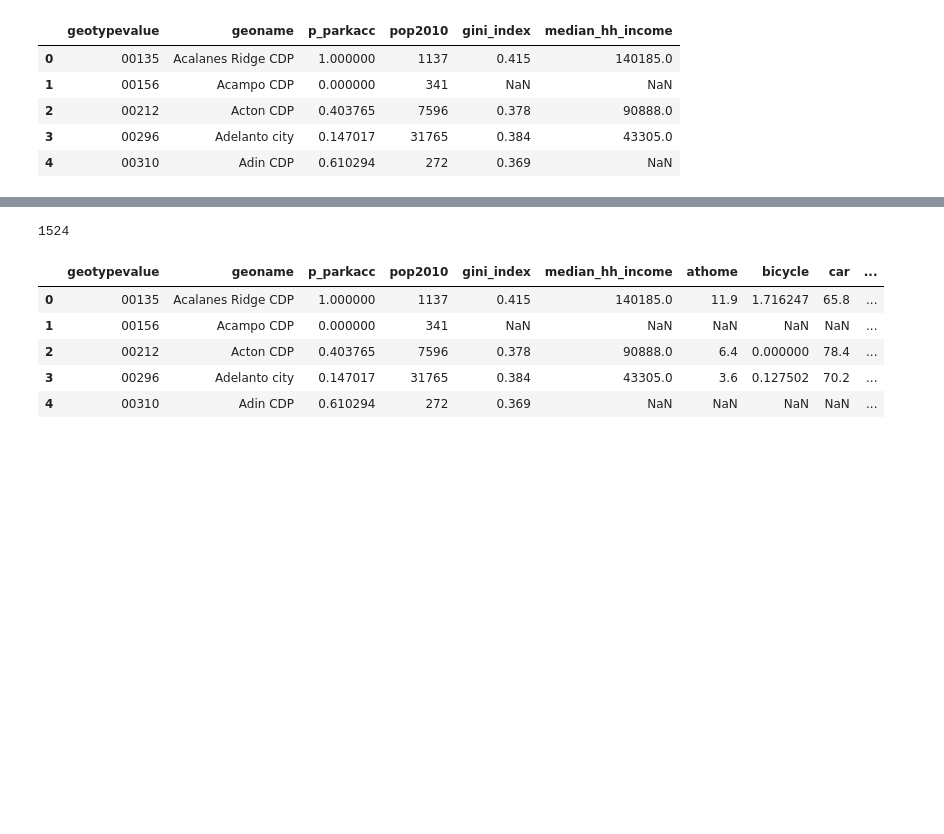
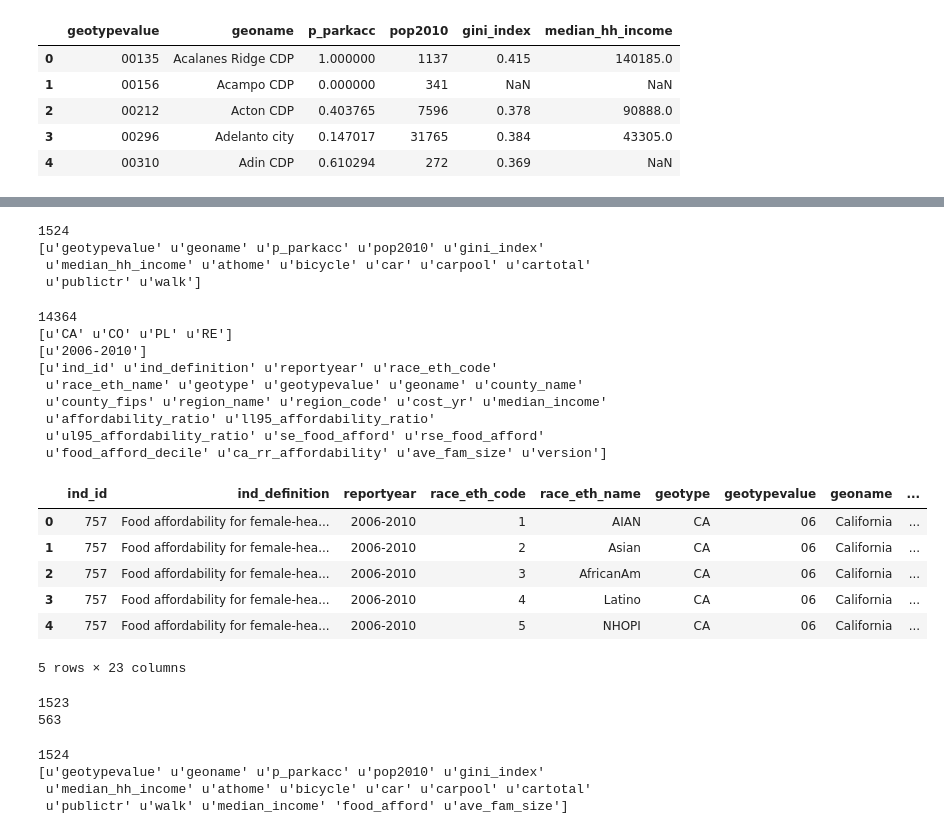
Before and after one commit to crsalviati/CA_Housing, a Jupyter notebook: Data_Build.ipynb, the cells around one changed output, grey strips where cells are left out. Cells and saved outputs as stored; diff of their text form; code cells hidden in the pictures; blank space fills up the shorter version.

```diff
--- a/Data_Build.ipynb
+++ b/Data_Build.ipynb
@@ -181,22 +149,57 @@ Name: reportyear, dtype: int64
 # %%
 #Merge onto combined HCI df
-hci = pd.merge(hci, transport2, on='geotypevalue', how='outer')
+hci = pd.merge(hci, temp, on='geotypevalue', how='outer')
 print hci.shape[0]
-hci.head(5)
+print hci.columns.values
 # %% [output]
 1524
+[u'geotypevalue' u'geoname' u'p_parkacc' u'pop2010' u'gini_index'
+ u'median_hh_income' u'athome' u'bicycle' u'car' u'carpool' u'cartotal'
+ u'publictr' u'walk']
-|  | geotypevalue | geoname | p_parkacc | pop2010 | gini_index | median_hh_income | athome | bicycle | car | ... |
-| 0 | 00135 | Acalanes Ridge CDP | 1.000000 | 1137 | 0.415 | 140185.0 | 11.9 | 1.716247 | 65.8 | ... |
-| 1 | 00156 | Acampo CDP | 0.000000 | 341 | NaN | NaN | NaN | NaN | NaN | ... |
-| 2 | 00212 | Acton CDP | 0.403765 | 7596 | 0.378 | 90888.0 | 6.4 | 0.000000 | 78.4 | ... |
-| 3 | 00296 | Adelanto city | 0.147017 | 31765 | 0.384 | 43305.0 | 3.6 | 0.127502 | 70.2 | ... |
-| 4 | 00310 | Adin CDP | 0.610294 | 272 | 0.369 | NaN | NaN | NaN | NaN | ... |
 # %%
-#Read in HCI file for Transport to work
-transporturl = 'https://github.com/crsalviati/CA_Housing/raw/master/Raw_Data/HCI_Transportation2Work_42_CT_PL_CO_RE_ST_12-12-13-revised.xlsx'
-transport = pd.read_excel(transporturl, sheetname=0, converters={'geotypevalue':str,'county_fips':str})
-transport.columns = [x.lower() for x in transport.columns]
-print transport.shape[0]
-print transport.geotype.unique()
-print transport.reportyear.unique()
-transport.head(5)
+#Read in HCI file for Food Affordability
+tempurl = 'https://github.com/crsalviati/CA_Housing/raw/master/Raw_Data/Food_afford_cdp_co_region_ca4-14-13.xls'
+temp = pd.read_excel(tempurl, sheetname=0, converters={'geotypevalue':str,'county_fips':str})
+temp.columns = [x.lower() for x in temp.columns]
+print temp.shape[0]
+print temp.geotype.unique()
+print temp.reportyear.unique()
+print temp.columns.values
+temp.head(5)
+# %% [output]
+14364
+[u'CA' u'CO' u'PL' u'RE']
+[u'2006-2010']
+[u'ind_id' u'ind_definition' u'reportyear' u'race_eth_code'
+ u'race_eth_name' u'geotype' u'geotypevalue' u'geoname' u'county_name'
+ u'county_fips' u'region_name' u'region_code' u'cost_yr' u'median_income'
+ u'affordability_ratio' u'll95_affordability_ratio'
+ u'ul95_affordability_ratio' u'se_food_afford' u'rse_food_afford'
+ u'food_afford_decile' u'ca_rr_affordability' u'ave_fam_size' u'version']
+|  | ind_id | ind_definition | reportyear | race_eth_code | race_eth_name | geotype | geotypevalue | geoname | ... |
+| 0 | 757 | Food affordability for female-hea... | 2006-2010 | 1 | AIAN | CA | 06 | California | ... |
+| 1 | 757 | Food affordability for female-hea... | 2006-2010 | 2 | Asian | CA | 06 | California | ... |
+| 2 | 757 | Food affordability for female-hea... | 2006-2010 | 3 | AfricanAm | CA | 06 | California | ... |
+| 3 | 757 | Food affordability for female-hea... | 2006-2010 | 4 | Latino | CA | 06 | California | ... |
+| 4 | 757 | Food affordability for female-hea... | 2006-2010 | 5 | NHOPI | CA | 06 | California | ... |
+5 rows × 23 columns
+# %%
+#Keep Place level data for all race, limit to fields of interest
+temp = temp[(temp.geotype=="PL") & (temp.race_eth_code == 9)]
+temp = temp[['geotypevalue', 'median_income', 'affordability_ratio', 'ave_fam_size'  ]]
+temp.rename(columns={'affordability_ratio':'food_afford'},inplace =True)
+print temp.shape[0]
+print temp.food_afford.isnull().sum()
+# %% [output]
+1523
+563
+# %%
+#Merge onto combined HCI df
+hci = pd.merge(hci, temp, on='geotypevalue', how='outer')
+print hci.shape[0]
+print hci.columns.values
+# %% [output]
+1524
+[u'geotypevalue' u'geoname' u'p_parkacc' u'pop2010' u'gini_index'
+ u'median_hh_income' u'athome' u'bicycle' u'car' u'carpool' u'cartotal'
+ u'publictr' u'walk' u'median_income' 'food_afford' u'ave_fam_size']
```
Also changed, not shown: parts of 31 cells of this notebook, 2 other files.
